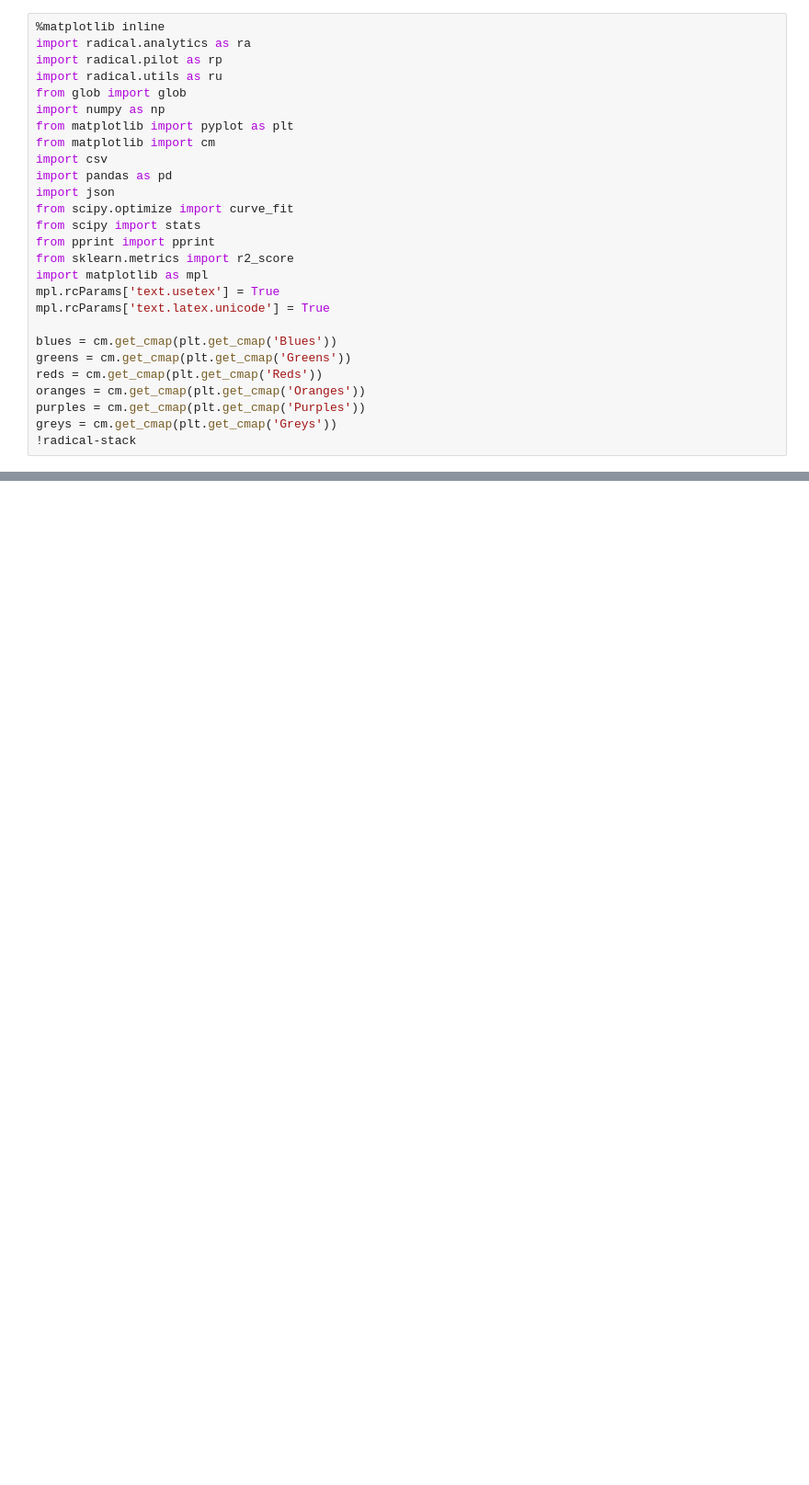
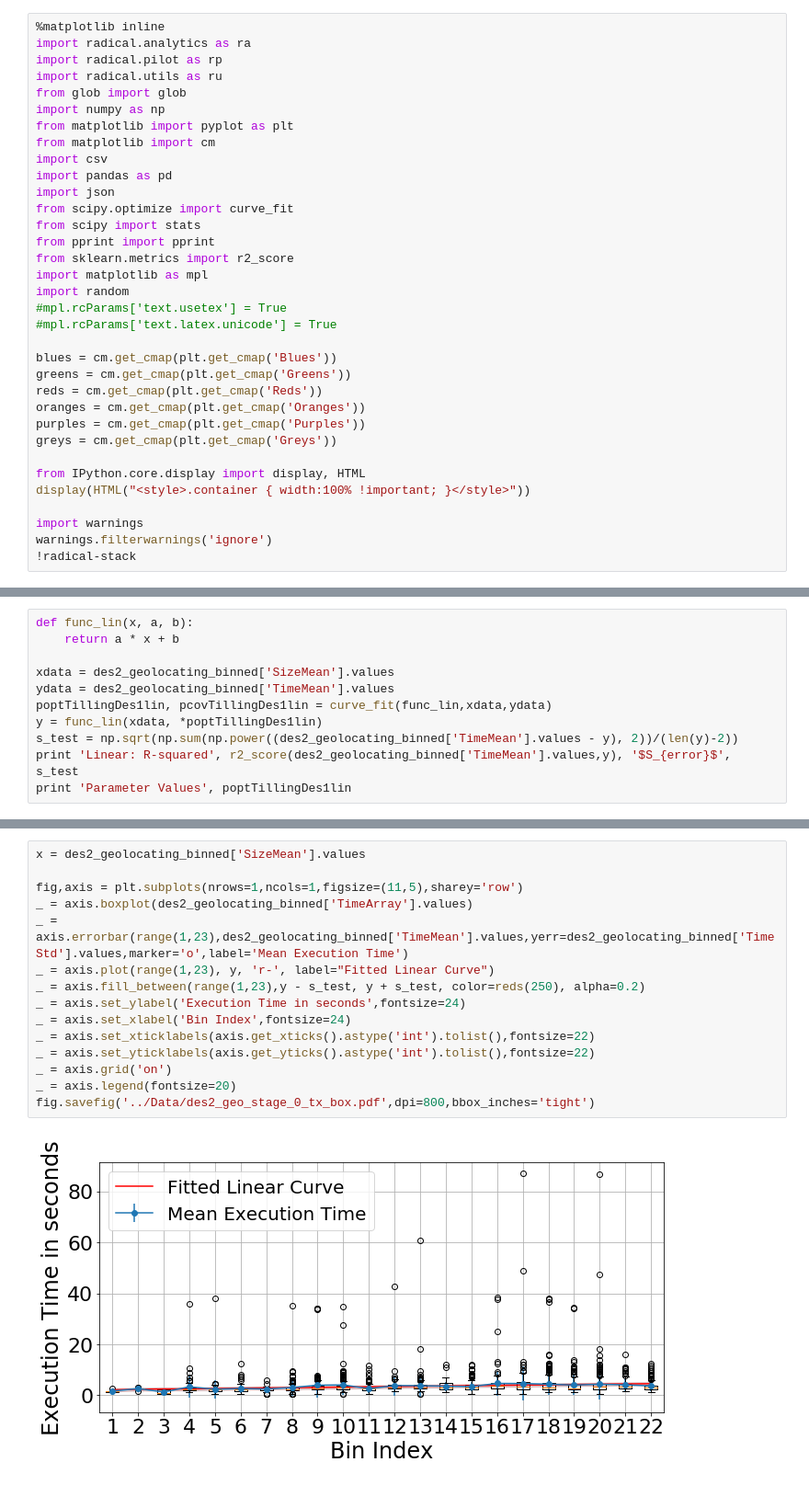
Before and after one commit to radical-experiments/iceberg_escience, a Jupyter notebook: Geolocation/Notebooks/Des2TTXModeling.ipynb, the cells around one changed output, grey strips where cells are left out. Shown at 92% size. Drawn from its saved outputs; the diff is of its cells as text; blank space fills up the shorter version.

Commit message:
adding Design2 box-plots

```diff
--- a/Geolocation/Notebooks/Des2TTXModeling.ipynb
+++ b/Geolocation/Notebooks/Des2TTXModeling.ipynb
@@ -15,8 +15,9 @@ from scipy import stats
 from pprint import pprint
 from sklearn.metrics import r2_score
 import matplotlib as mpl
-mpl.rcParams['text.usetex'] = True
-mpl.rcParams['text.latex.unicode'] = True
+import random
+#mpl.rcParams['text.usetex'] = True
+#mpl.rcParams['text.latex.unicode'] = True
 
 blues = cm.get_cmap(plt.get_cmap('Blues'))
 greens = cm.get_cmap(plt.get_cmap('Greens'))
@@ -24,6 +25,12 @@ reds = cm.get_cmap(plt.get_cmap('Reds'))
 oranges = cm.get_cmap(plt.get_cmap('Oranges'))
 purples = cm.get_cmap(plt.get_cmap('Purples'))
 greys = cm.get_cmap(plt.get_cmap('Greys'))
+
+from IPython.core.display import display, HTML
+display(HTML("<style>.container { width:100% !important; }</style>"))
+
+import warnings
+warnings.filterwarnings('ignore')
 !radical-stack
 # %% [output]
 /opt/anaconda2/lib/python2.7/site-packages/radical/pilot
@@ -73,0 +122,11 @@ for i in range(50,2800,125):
+# %%
+def func_lin(x, a, b):
+    return a * x + b
+
+xdata = des2_geolocating_binned['SizeMean'].values
+ydata = des2_geolocating_binned['TimeMean'].values
+poptTillingDes1lin, pcovTillingDes1lin = curve_fit(func_lin,xdata,ydata)
+y = func_lin(xdata, *poptTillingDes1lin)
+s_test = np.sqrt(np.sum(np.power((des2_geolocating_binned['TimeMean'].values - y), 2))/(len(y)-2))
+print 'Linear: R-squared', r2_score(des2_geolocating_binned['TimeMean'].values,y), '$S_{error}$', s_test
+print 'Parameter Values', poptTillingDes1lin
@@ -73,0 +136,17 @@ for i in range(50,2800,125):
+# %%
+x = des2_geolocating_binned['SizeMean'].values
+
+fig,axis = plt.subplots(nrows=1,ncols=1,figsize=(11,5),sharey='row')
+_ = axis.boxplot(des2_geolocating_binned['TimeArray'].values)
+_ = axis.errorbar(range(1,23),des2_geolocating_binned['TimeMean'].values,yerr=des2_geolocating_binned['TimeStd'].values,marker='o',label='Mean Execution Time')
+_ = axis.plot(range(1,23), y, 'r-', label="Fitted Linear Curve")
+_ = axis.fill_between(range(1,23),y - s_test, y + s_test, color=reds(250), alpha=0.2)
+_ = axis.set_ylabel('Execution Time in seconds',fontsize=24)
+_ = axis.set_xlabel('Bin Index',fontsize=24)
+_ = axis.set_xticklabels(axis.get_xticks().astype('int').tolist(),fontsize=22)
+_ = axis.set_yticklabels(axis.get_yticks().astype('int').tolist(),fontsize=22)
+_ = axis.grid('on')
+_ = axis.legend(fontsize=20)
+fig.savefig('../Data/des2_geo_stage_0_tx_box.pdf',dpi=800,bbox_inches='tight')
+# %% [output]
+[figure, added]
```
Also changed, not shown: parts of 8 cells of this notebook, 2 other files.
